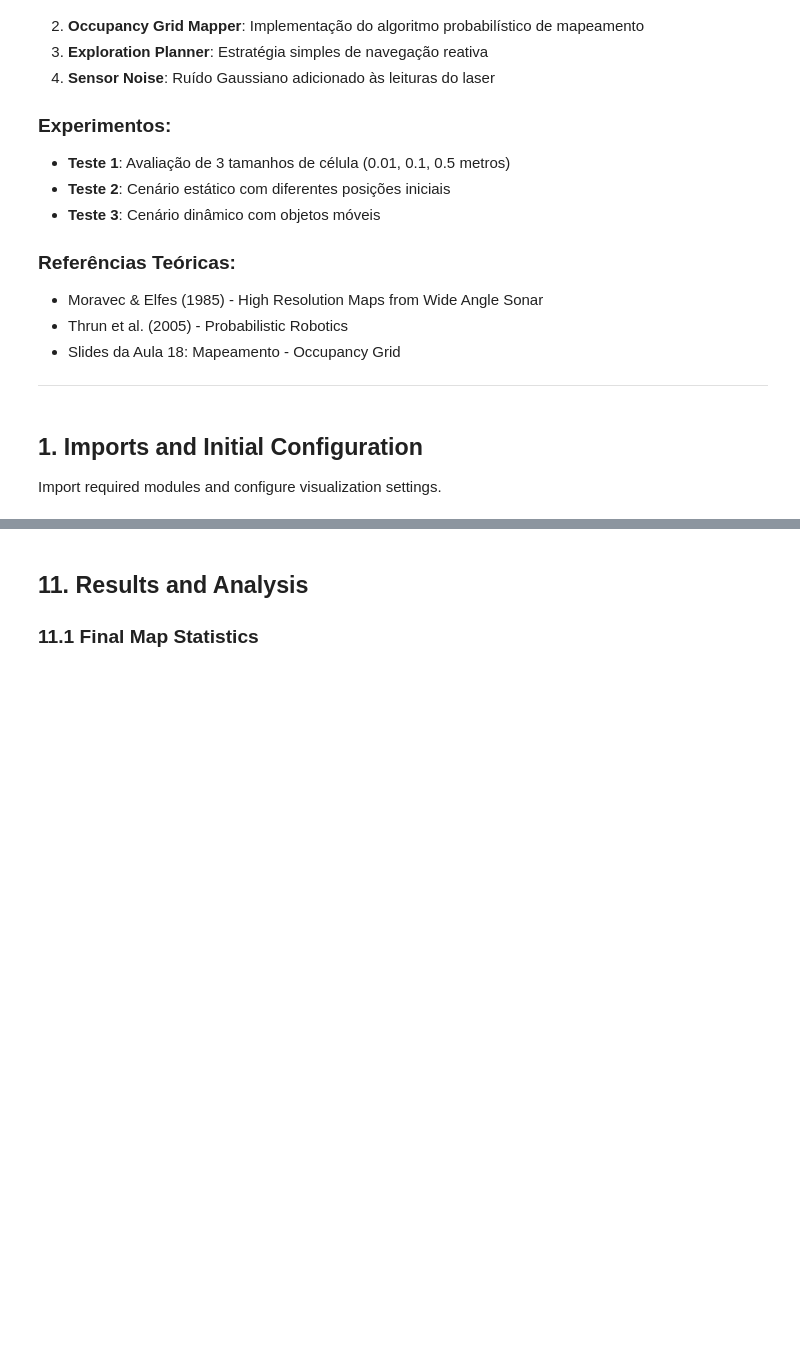
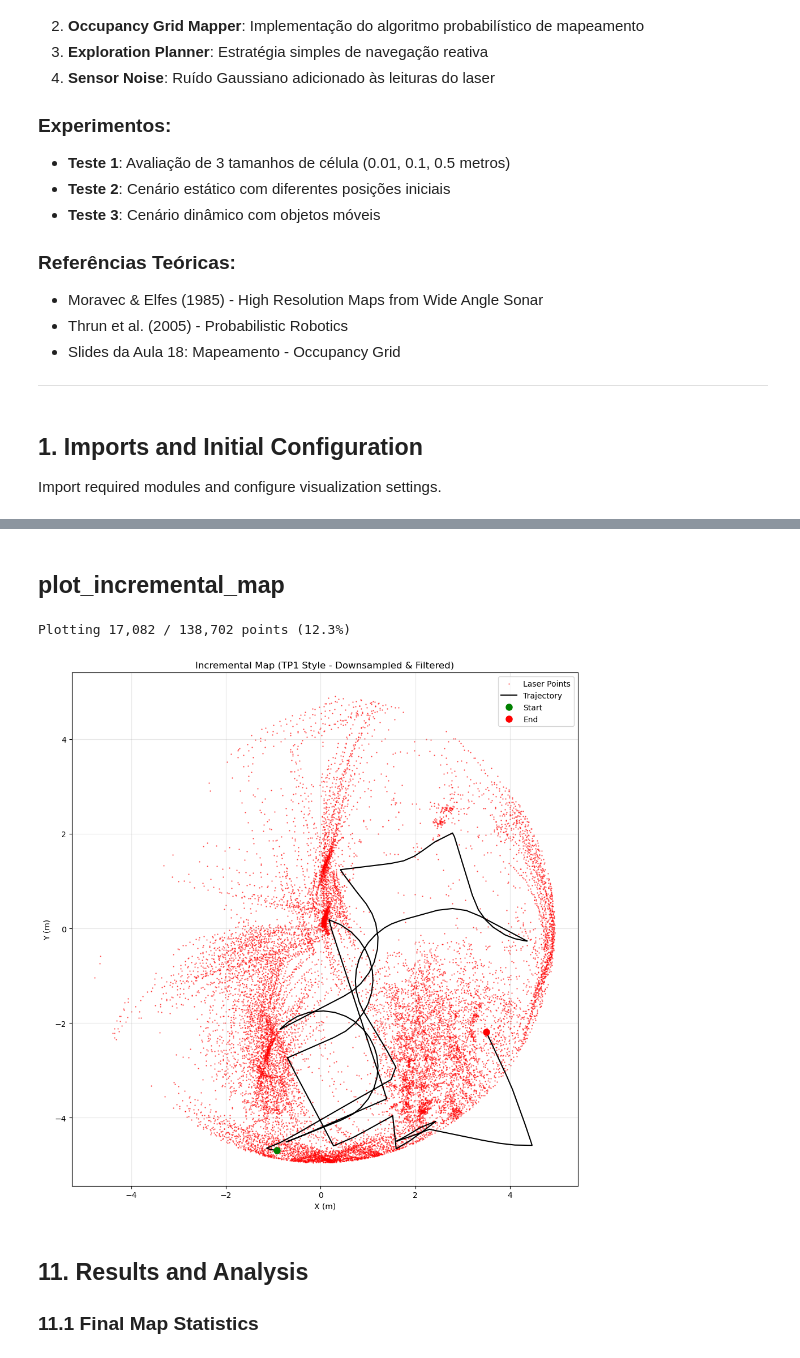
Before and after one commit to ARRETdaniel/25-2_robotica-movel, a Jupyter notebook: T3/dev/TP3_OccupancyGrid.ipynb, the cells around one changed output, grey strips where cells are left out. Cells and saved outputs as stored; diff of their text form; code cells hidden in the pictures; blank space fills up the shorter version.

```diff
--- a/T3/dev/TP3_OccupancyGrid.ipynb
+++ b/T3/dev/TP3_OccupancyGrid.ipynb
@@ -190,10 +118,0 @@ Verify the laser sensor is working correctly by plotting the initial scan.
-# %%
-# Get current laser data
-laser_data = controller.get_laser_data()
-
-if laser_data is not None:
-    print(f"✓ Got {len(laser_data)} laser points")
-    # Plot laser scan
-    plot_laser_scan(laser_data, title="Initial Laser Scan - Kobuki Robot")
-else:
-    print("No laser data available")
@@ -780,3 +553,14 @@ Started!
+# %% [markdown]
+## plot_incremental_map
+# %%
+# Switch back to inline backend for display
+%matplotlib inline
+
+from utils.tp3_utils import plot_incremental_map
+plot_incremental_map(robot_trajectory, all_laser_points, sample_points=5)
+# %% [output]
+Plotting 17,082 / 138,702 points (12.3%)
+[figure, added]
 # %% [markdown]
 ## 11. Results and Analysis
 
```
Also changed, not shown: parts of 27 cells of this notebook, 59 other files.
